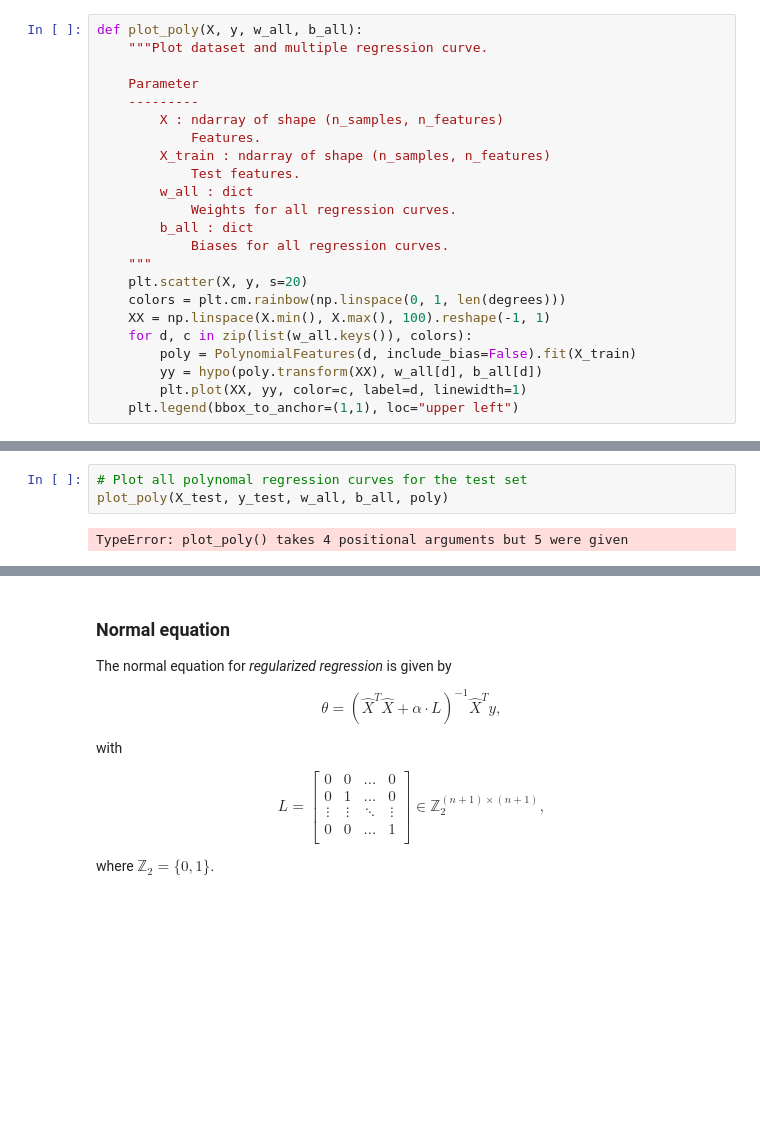
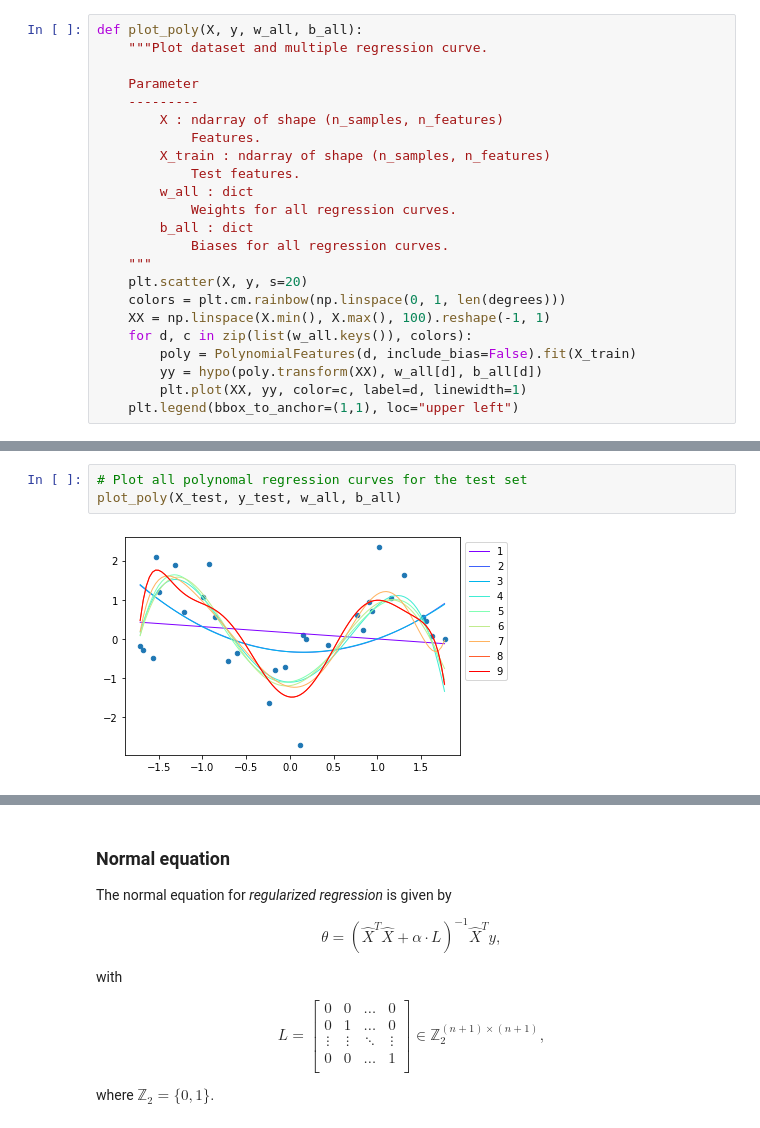
Before and after one commit to jkrch/IntroPythonML, a Jupyter notebook: regression/A1_linreg_uni.ipynb, the cells around one changed output, grey strips where cells are left out. Saved outputs shown, nothing was run; the diff lists cells and outputs as text; blank space fills up the shorter version.

```diff
--- a/regression/A1_linreg_uni.ipynb
+++ b/regression/A1_linreg_uni.ipynb
@@ -561,7 +558,7 @@ plot_poly(X_train, y_train, w_all, b_all)
 # %%
 # Plot all polynomal regression curves for the test set
-plot_poly(X_test, y_test, w_all, b_all, poly)
+plot_poly(X_test, y_test, w_all, b_all)
 # %% [output]
-TypeError: plot_poly() takes 4 positional arguments but 5 were given
+[figure, added]
 # %%
 def plot_train_test_poly_mse(X_train, X_test, y_train, y_test, w_all, b_all):
```
Also changed, not shown: parts of 25 cells of this notebook.
